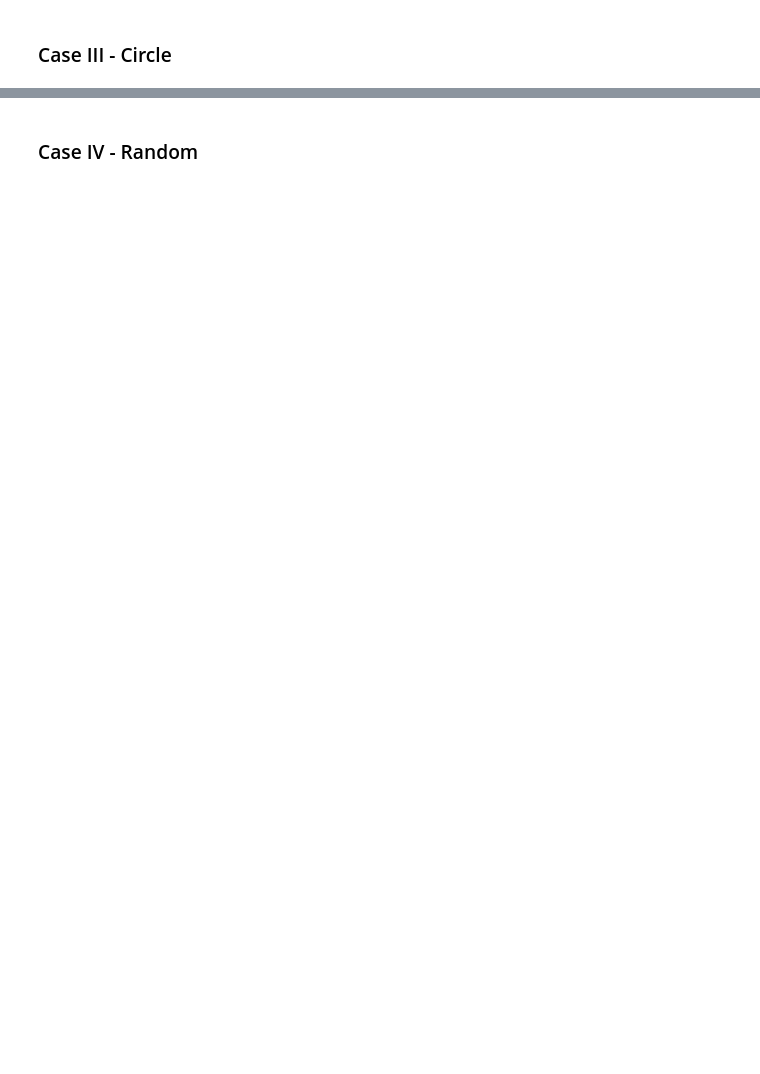
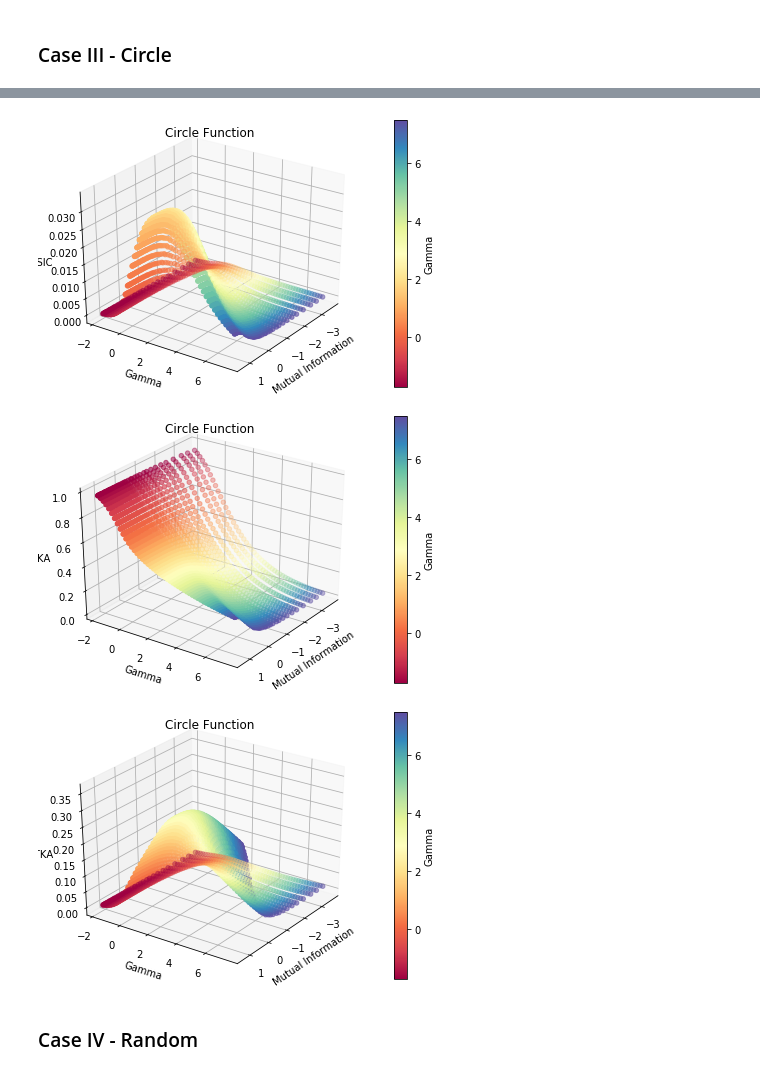
Before and after one commit to jejjohnson/hsic_alignment, a Jupyter notebook: notebooks/experiment_kta/2_visualize_1l.ipynb, the cells around one changed output, grey strips where cells are left out. Drawn from its saved outputs; the diff is of its cells as text; code cells hidden in the pictures; blank space fills up the shorter version.

```diff
--- a/notebooks/experiment_kta/2_visualize_1l.ipynb
+++ b/notebooks/experiment_kta/2_visualize_1l.ipynb
@@ -190,3 +298,11 @@ plot_res_gamma(results_df, function='circ', hsic_method='ctka')
+# %%
+plot_res_gamma_3D(results_df, function='circ', hsic_method='hsic')
+plot_res_gamma_3D(results_df, function='circ', hsic_method='tka')
+plot_res_gamma_3D(results_df, function='circ', hsic_method='ctka')
+# %% [output]
+[figure, added]
+[figure, added]
+[figure, added]
 # %% [markdown]
 ### Case IV - Random
 # %%
```
Also changed, not shown: parts of 12 cells of this notebook, 1 other file.
